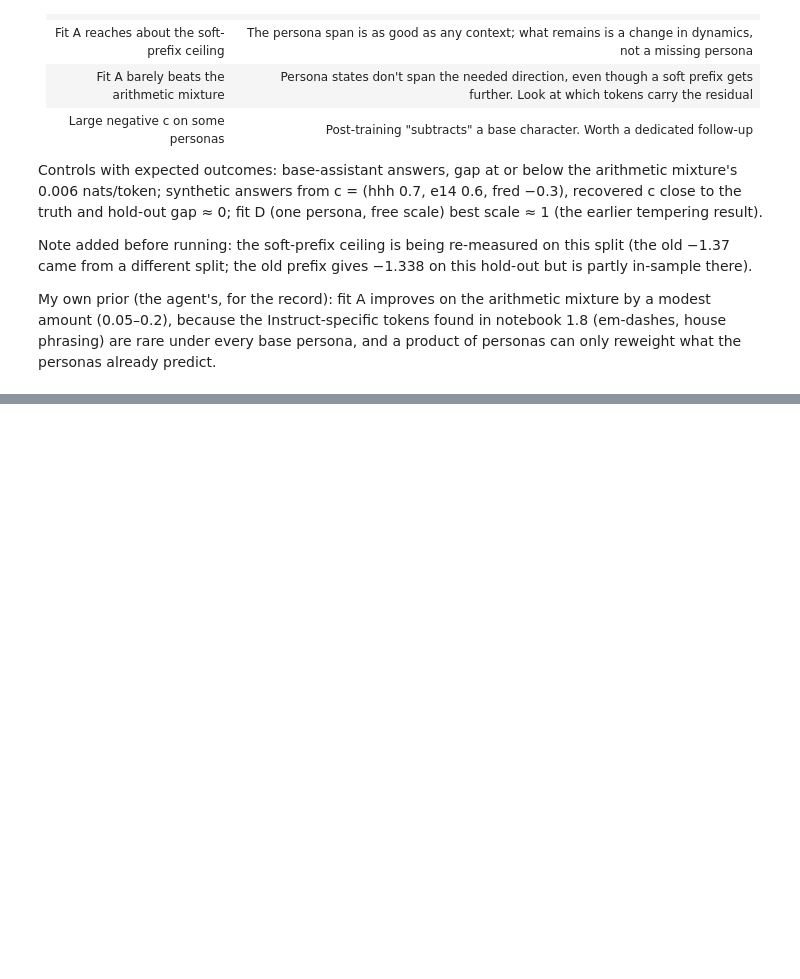
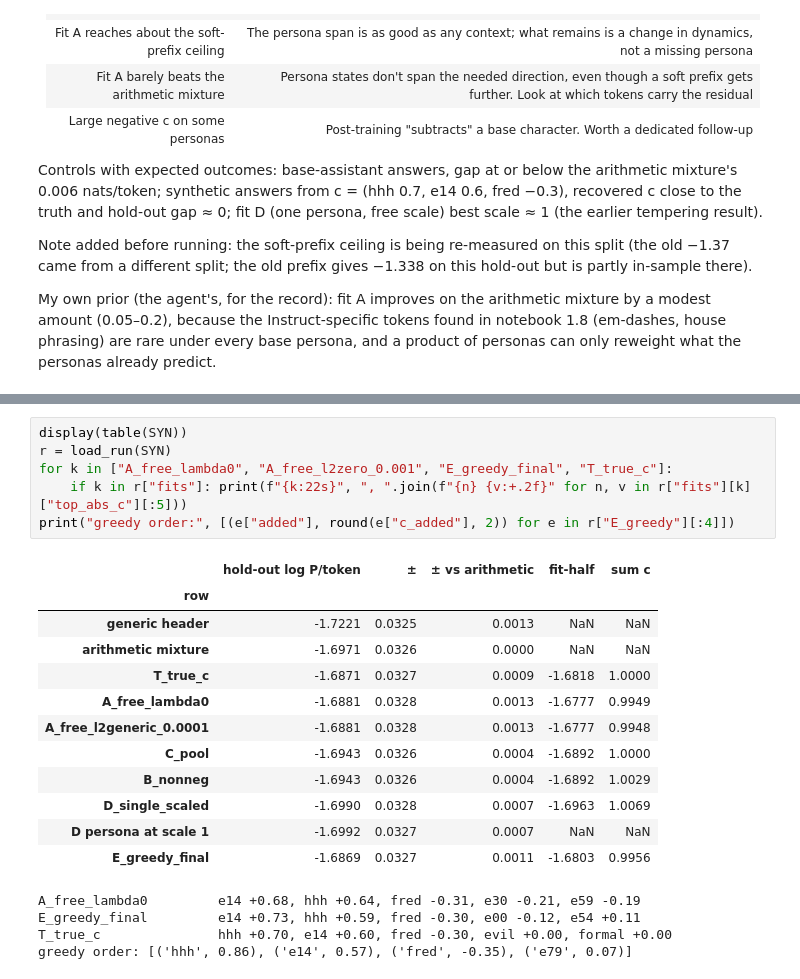
Before and after one commit to OzAmram/psm-mixture-test, a Jupyter notebook: notebooks/4.1_geometric_mixture.ipynb, the cells around one changed output, grey strips where cells are left out. Saved outputs shown, nothing was run; the diff lists cells and outputs as text; blank space fills up the shorter version.

```diff
--- a/notebooks/4.1_geometric_mixture.ipynb
+++ b/notebooks/4.1_geometric_mixture.ipynb
@@ -28,0 +194,23 @@ and a product of personas can only reweight what the personas already predict.
+# %%
+display(table(SYN))
+r = load_run(SYN)
+for k in ["A_free_lambda0", "A_free_l2zero_0.001", "E_greedy_final", "T_true_c"]:
+    if k in r["fits"]: print(f"{k:22s}", ", ".join(f"{n} {v:+.2f}" for n, v in r["fits"][k]["top_abs_c"][:5]))
+print("greedy order:", [(e["added"], round(e["c_added"], 2)) for e in r["E_greedy"][:4]])
+# %% [output]
+|  | hold-out log P/token | ± | ± vs arithmetic | fit-half | sum c |
+| row |  |  |  |  |  |
+| generic header | -1.7221 | 0.0325 | 0.0013 | NaN | NaN |
+| arithmetic mixture | -1.6971 | 0.0326 | 0.0000 | NaN | NaN |
+| T_true_c | -1.6871 | 0.0327 | 0.0009 | -1.6818 | 1.0000 |
+| A_free_lambda0 | -1.6881 | 0.0328 | 0.0013 | -1.6777 | 0.9949 |
+| A_free_l2generic_0.0001 | -1.6881 | 0.0328 | 0.0013 | -1.6777 | 0.9948 |
+| C_pool | -1.6943 | 0.0326 | 0.0004 | -1.6892 | 1.0000 |
+| B_nonneg | -1.6943 | 0.0326 | 0.0004 | -1.6892 | 1.0029 |
+| D_single_scaled | -1.6990 | 0.0328 | 0.0007 | -1.6963 | 1.0069 |
+| D persona at scale 1 | -1.6992 | 0.0327 | 0.0007 | NaN | NaN |
+| E_greedy_final | -1.6869 | 0.0327 | 0.0011 | -1.6803 | 0.9956 |
+A_free_lambda0         e14 +0.68, hhh +0.64, fred -0.31, e30 -0.21, e59 -0.19
+E_greedy_final         e14 +0.73, hhh +0.59, fred -0.30, e00 -0.12, e54 +0.11
+T_true_c               hhh +0.70, e14 +0.60, fred -0.30, evil +0.00, formal +0.00
+greedy order: [('hhh', 0.86), ('e14', 0.57), ('fred', -0.35), ('e79', 0.07)]
```
Also changed, not shown: parts of 17 cells of this notebook, 10 other files.
